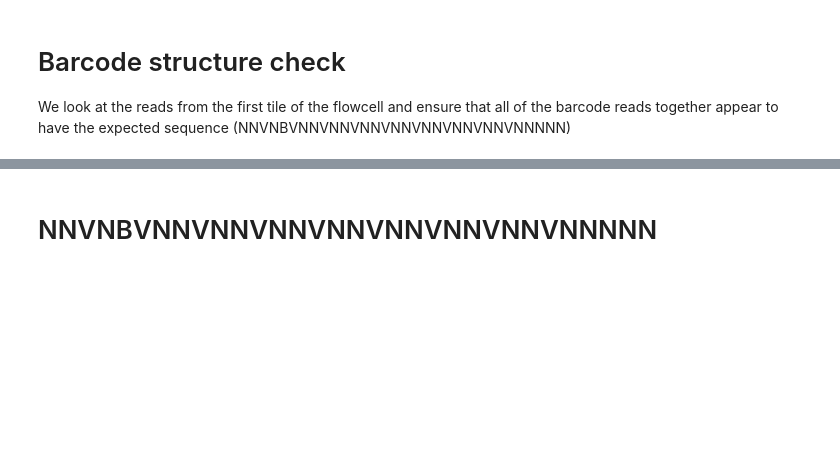
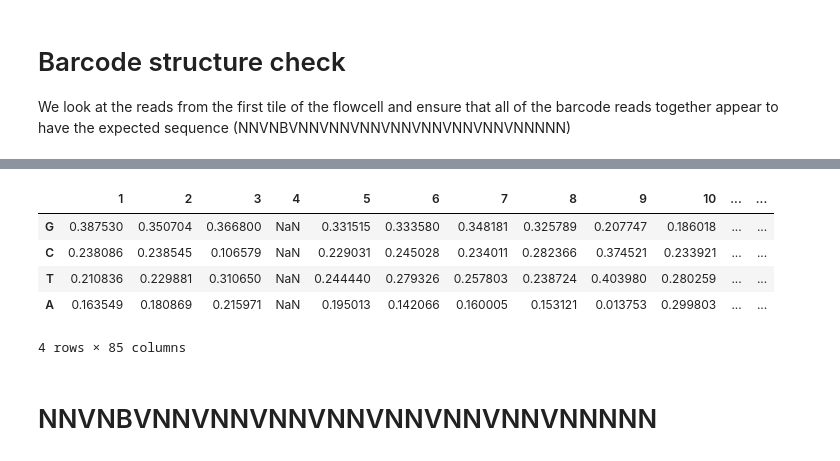
Before and after one commit to shubhada-kulkarni/NovaST_mouseheart, a Jupyter notebook: HDMI_Processing.ipynb, the cells around one changed output, grey strips where cells are left out. Drawn from its saved outputs; the diff is of its cells as text; code cells hidden in the pictures; blank space fills up the shorter version.

```diff
--- a/HDMI_Processing.ipynb
+++ b/HDMI_Processing.ipynb
@@ -49,6 +60,15 @@ bp_df = bp_df.drop('N')
 bp_df.columns = [int(x) + 1 for x in bp_df.columns]
 # %%
 base_proportions = bp_df/bp_df.sum()
+# %%
+base_proportions
+# %% [output]
+|  | 1 | 2 | 3 | 4 | 5 | 6 | 7 | 8 | 9 | 10 | ... | ... |
+| G | 0.387530 | 0.350704 | 0.366800 | NaN | 0.331515 | 0.333580 | 0.348181 | 0.325789 | 0.207747 | 0.186018 | ... | ... |
+| C | 0.238086 | 0.238545 | 0.106579 | NaN | 0.229031 | 0.245028 | 0.234011 | 0.282366 | 0.374521 | 0.233921 | ... | ... |
+| T | 0.210836 | 0.229881 | 0.310650 | NaN | 0.244440 | 0.279326 | 0.257803 | 0.238724 | 0.403980 | 0.280259 | ... | ... |
+| A | 0.163549 | 0.180869 | 0.215971 | NaN | 0.195013 | 0.142066 | 0.160005 | 0.153121 | 0.013753 | 0.299803 | ... | ... |
+4 rows × 85 columns
 # %% [markdown]
 # NNVNBVNNVNNVNNVNNVNNVNNVNNVNNNNN
 # %%
```
Also changed, not shown: parts of 12 cells of this notebook.
